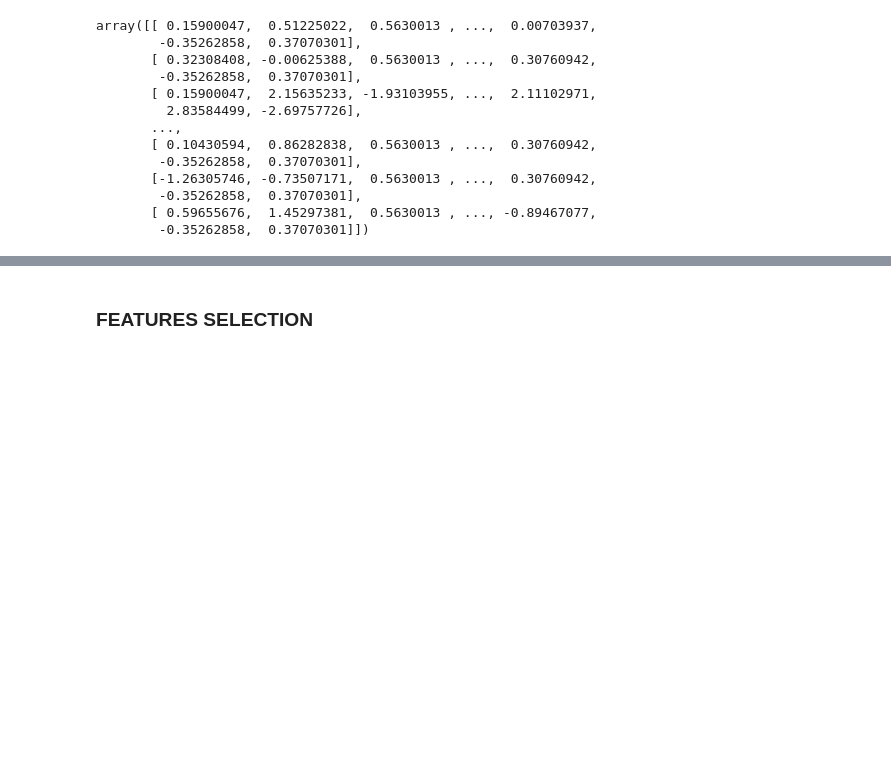
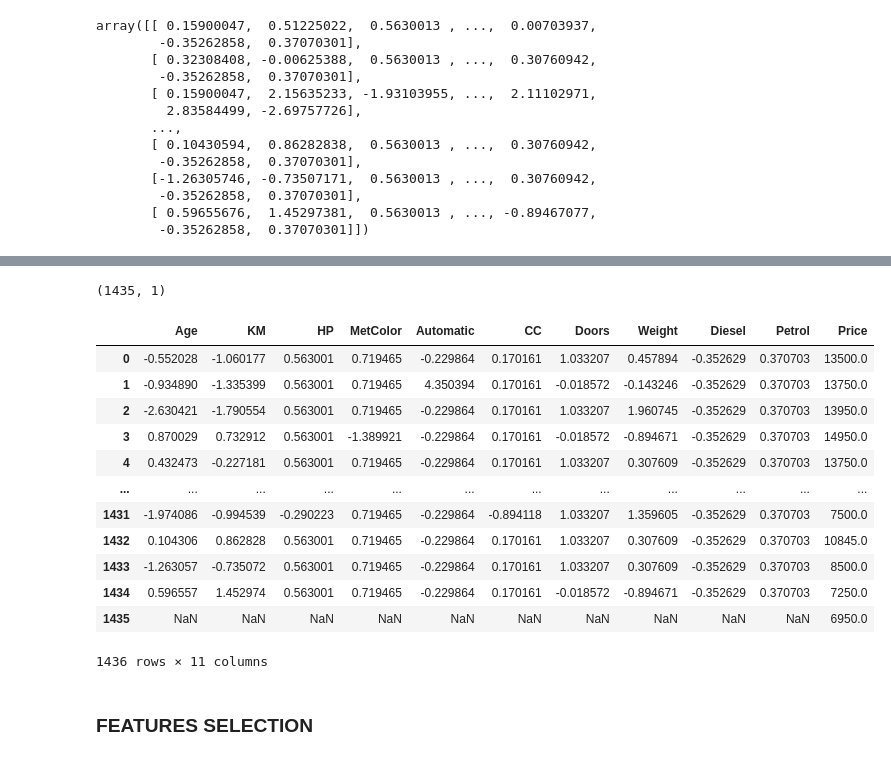
Before and after one commit to shanusaras/Deep_Learning_projects, a Jupyter notebook: Car_price_prediction/Car_price_prediction.ipynb, the cells around one changed output, grey strips where cells are left out. Saved outputs shown, nothing was run; the diff lists cells and outputs as text; code cells hidden in the pictures; blank space fills up the shorter version.

```diff
--- a/Car_price_prediction/Car_price_prediction.ipynb
+++ b/Car_price_prediction/Car_price_prediction.ipynb
@@ -756,0 +781,4 @@ array([[ 0.15900047,  0.51225022,  0.5630013 , ...,  0.00703937,
+# %%
+X_test= pd.DataFrame(X_test, columns=[ 'Age', 'KM', 'HP', 'MetColor', 'Automatic', 'CC', 'Doors',
+       'Weight', 'Diesel', 'Petrol'])
+X_test
@@ -756,0 +805,2 @@ array([[ 0.15900047,  0.51225022,  0.5630013 , ...,  0.00703937,
+# %%
+scaled_X= pd.concat([X_train, X_test], axis=0)
@@ -756,0 +821,2 @@ array([[ 0.15900047,  0.51225022,  0.5630013 , ...,  0.00703937,
+# %%
+scaled_X.reset_index(drop= True, inplace= True)
@@ -756,0 +827,3 @@ array([[ 0.15900047,  0.51225022,  0.5630013 , ...,  0.00703937,
+# %%
+y= data[['Price']]
+y
@@ -757,3 +844,24 @@ array([[ 0.15900047,  0.51225022,  0.5630013 , ...,  0.00703937,
+# %%
+y.shape
+# %% [output]
+(1435, 1)
+# %%
+scaled_data= pd.concat([scaled_X, y], axis=1)
+scaled_data
+# %% [output]
+|  | Age | KM | HP | MetColor | Automatic | CC | Doors | Weight | Diesel | Petrol | Price |
+| 0 | -0.552028 | -1.060177 | 0.563001 | 0.719465 | -0.229864 | 0.170161 | 1.033207 | 0.457894 | -0.352629 | 0.370703 | 13500.0 |
+| 1 | -0.934890 | -1.335399 | 0.563001 | 0.719465 | 4.350394 | 0.170161 | -0.018572 | -0.143246 | -0.352629 | 0.370703 | 13750.0 |
+| 2 | -2.630421 | -1.790554 | 0.563001 | 0.719465 | -0.229864 | 0.170161 | 1.033207 | 1.960745 | -0.352629 | 0.370703 | 13950.0 |
+| 3 | 0.870029 | 0.732912 | 0.563001 | -1.389921 | -0.229864 | 0.170161 | -0.018572 | -0.894671 | -0.352629 | 0.370703 | 14950.0 |
+| 4 | 0.432473 | -0.227181 | 0.563001 | 0.719465 | -0.229864 | 0.170161 | 1.033207 | 0.307609 | -0.352629 | 0.370703 | 13750.0 |
+| ... | ... | ... | ... | ... | ... | ... | ... | ... | ... | ... | ... |
+| 1431 | -1.974086 | -0.994539 | -0.290223 | 0.719465 | -0.229864 | -0.894118 | 1.033207 | 1.359605 | -0.352629 | 0.370703 | 7500.0 |
+| 1432 | 0.104306 | 0.862828 | 0.563001 | 0.719465 | -0.229864 | 0.170161 | 1.033207 | 0.307609 | -0.352629 | 0.370703 | 10845.0 |
+| 1433 | -1.263057 | -0.735072 | 0.563001 | 0.719465 | -0.229864 | 0.170161 | 1.033207 | 0.307609 | -0.352629 | 0.370703 | 8500.0 |
+| 1434 | 0.596557 | 1.452974 | 0.563001 | 0.719465 | -0.229864 | 0.170161 | -0.018572 | -0.894671 | -0.352629 | 0.370703 | 7250.0 |
+| 1435 | NaN | NaN | NaN | NaN | NaN | NaN | NaN | NaN | NaN | NaN | 6950.0 |
+1436 rows × 11 columns
 # %% [markdown]
 ### **FEATURES SELECTION**
 # %%
```
Also changed, not shown: parts of 23 cells of this notebook.
